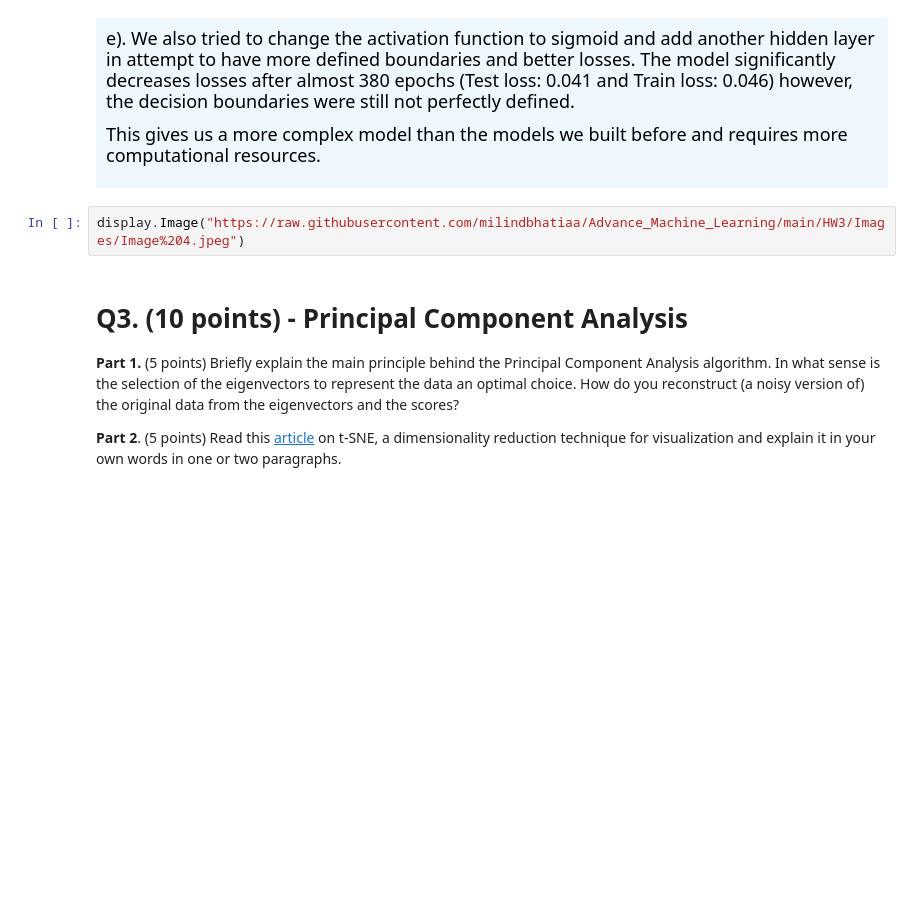
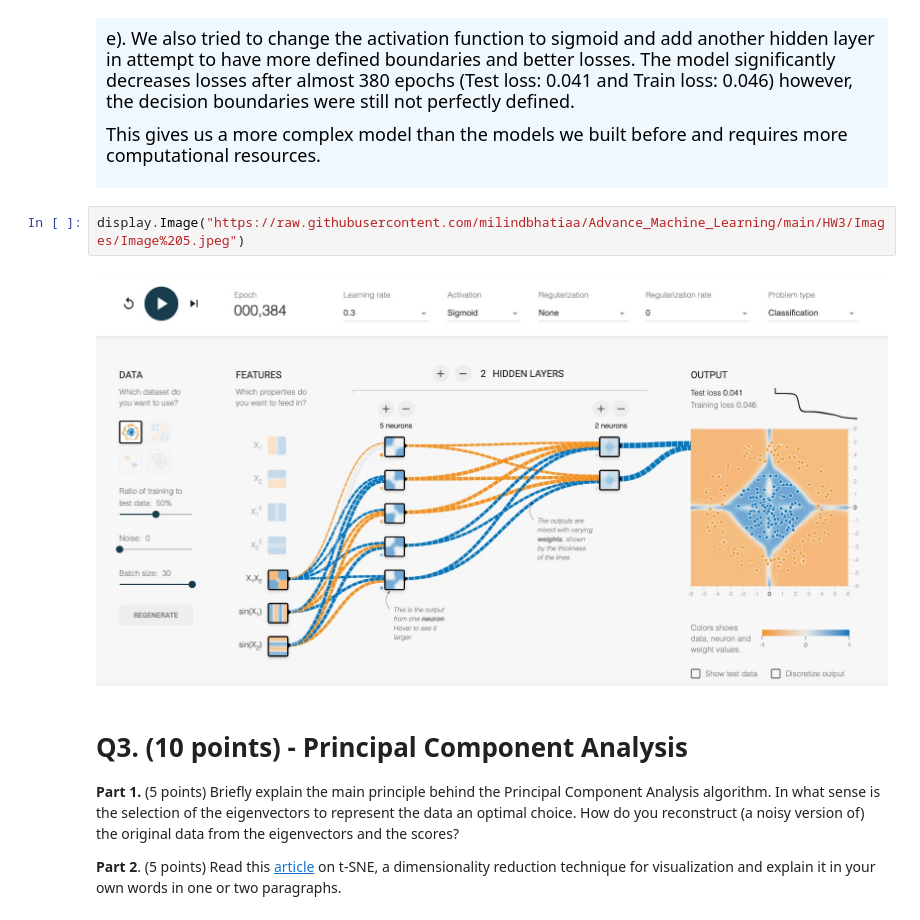
Before and after one commit to milindbhatiaa/Advance_Machine_Learning, a Jupyter notebook: HW3/HW_3_Milind_Mansi.ipynb, the cells around one changed output. Drawn from its saved outputs; the diff is of its cells as text; blank space fills up the shorter version.

```diff
--- a/HW3/HW_3_Milind_Mansi.ipynb
+++ b/HW3/HW_3_Milind_Mansi.ipynb
@@ -446,7 +446,9 @@ This gives us a more complex model than the models we built before and requires
 </font>
 </div>
 # %%
-display.Image("https://raw.githubusercontent.com/milindbhatiaa/Advance_Machine_Learning/main/HW3/Images/Image%204.jpeg")
+display.Image("https://raw.githubusercontent.com/milindbhatiaa/Advance_Machine_Learning/main/HW3/Images/Image%205.jpeg")
+# %% [output]
+[figure, added]
 # %% [markdown]
 # Q3. (10 points) - Principal Component Analysis
 
```
Also changed, not shown: parts of 6 cells of this notebook.
